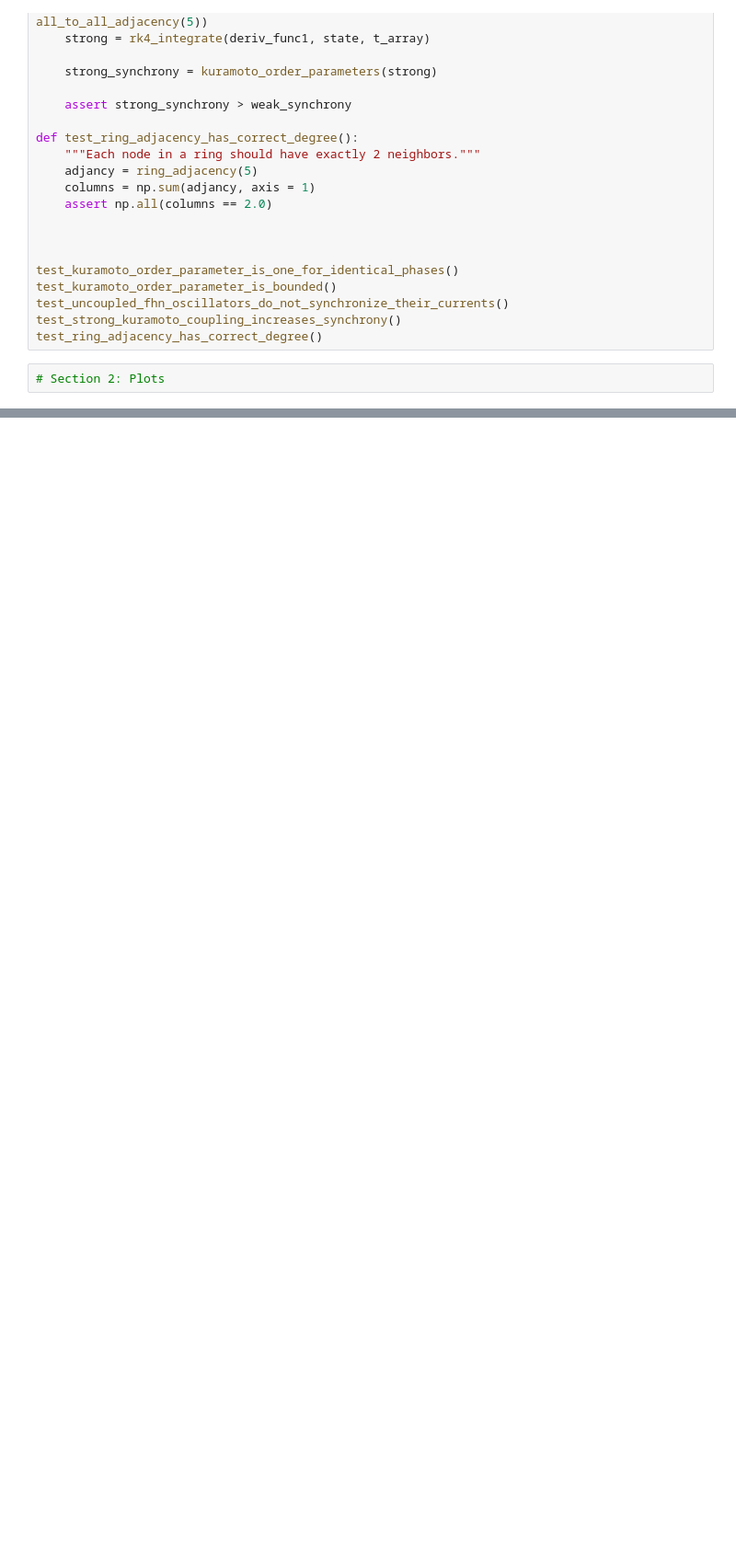
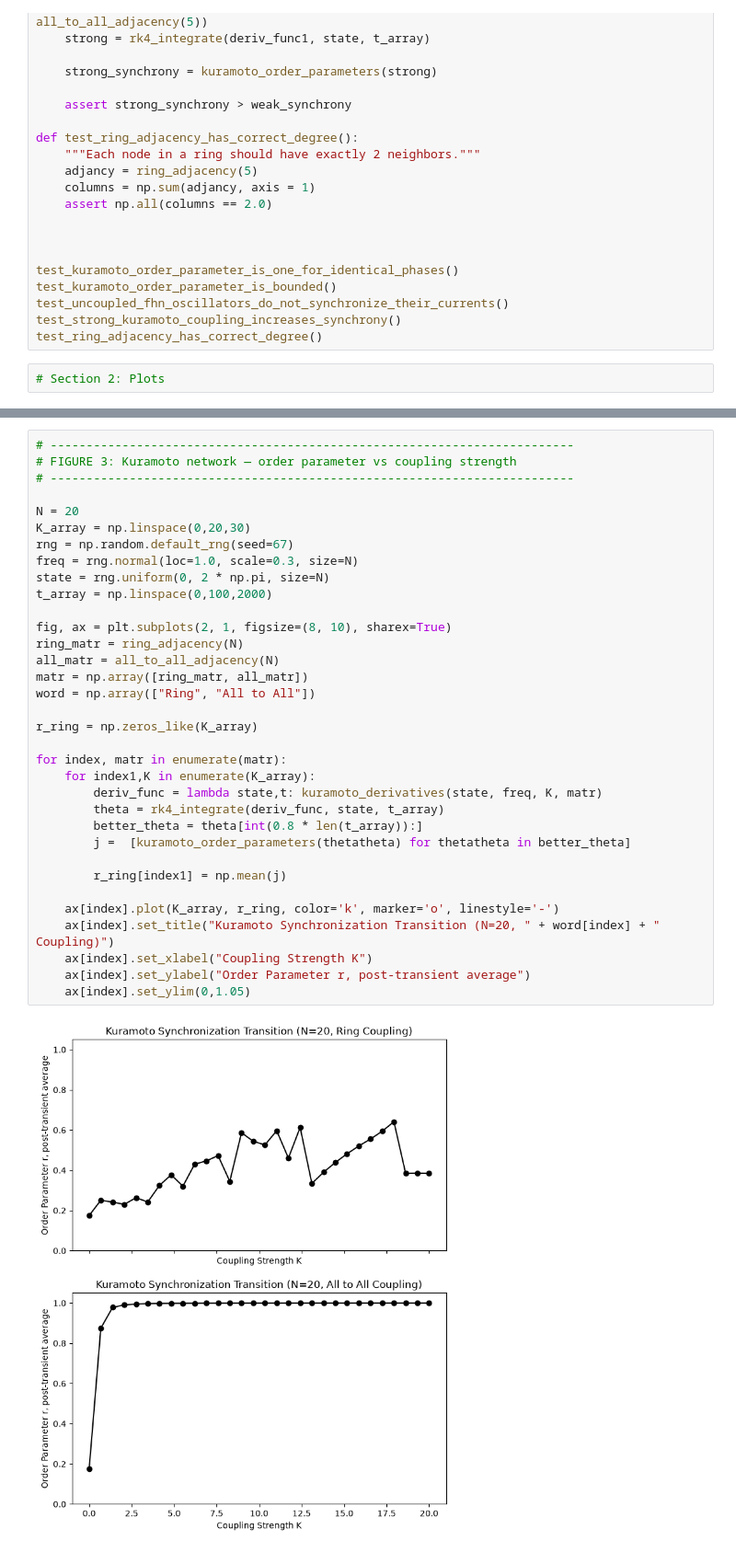
Before and after one commit to bzhu-neuro/hodgkin-huxley-neuron, a Jupyter notebook: notebooks/network-synchronization.ipynb, the cells around one changed output, grey strips where cells are left out. Shown at 92% size. Cells and saved outputs as stored; diff of their text form; blank space fills up the shorter version.

```diff
--- a/notebooks/network-synchronization.ipynb
+++ b/notebooks/network-synchronization.ipynb
@@ -243,0 +272,36 @@ plt.show()
+# %%
+# -------------------------------------------------------------------------
+# FIGURE 3: Kuramoto network — order parameter vs coupling strength
+# -------------------------------------------------------------------------
+
+N = 20
+K_array = np.linspace(0,20,30)
+rng = np.random.default_rng(seed=67)
+freq = rng.normal(loc=1.0, scale=0.3, size=N)
+state = rng.uniform(0, 2 * np.pi, size=N)
+t_array = np.linspace(0,100,2000)
+
+fig, ax = plt.subplots(2, 1, figsize=(8, 10), sharex=True)
+ring_matr = ring_adjacency(N)
+all_matr = all_to_all_adjacency(N)
+matr = np.array([ring_matr, all_matr])
+word = np.array(["Ring", "All to All"])
+
+r_ring = np.zeros_like(K_array)
+
+for index, matr in enumerate(matr):
+    for index1,K in enumerate(K_array):
+        deriv_func = lambda state,t: kuramoto_derivatives(state, freq, K, matr)
+        theta = rk4_integrate(deriv_func, state, t_array)
+        better_theta = theta[int(0.8 * len(t_array)):]
+        j =  [kuramoto_order_parameters(thetatheta) for thetatheta in better_theta]
+
+        r_ring[index1] = np.mean(j)
+
+    ax[index].plot(K_array, r_ring, color='k', marker='o', linestyle='-')
+    ax[index].set_title("Kuramoto Synchronization Transition (N=20, " + word[index] + " Coupling)")
+    ax[index].set_xlabel("Coupling Strength K")
+    ax[index].set_ylabel("Order Parameter r, post-transient average")
+    ax[index].set_ylim(0,1.05)
+# %% [output]
+[figure, added]
```
Also changed, not shown: parts of 2 cells of this notebook, 9 other files.
